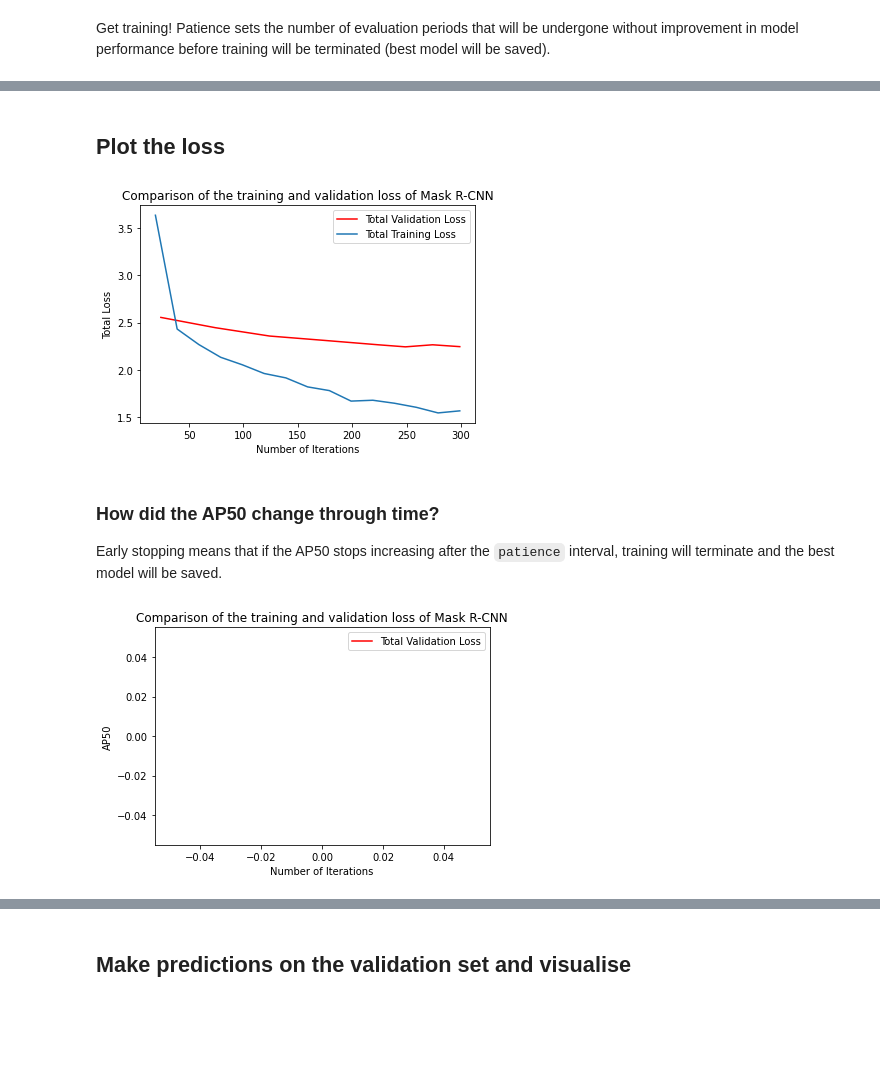
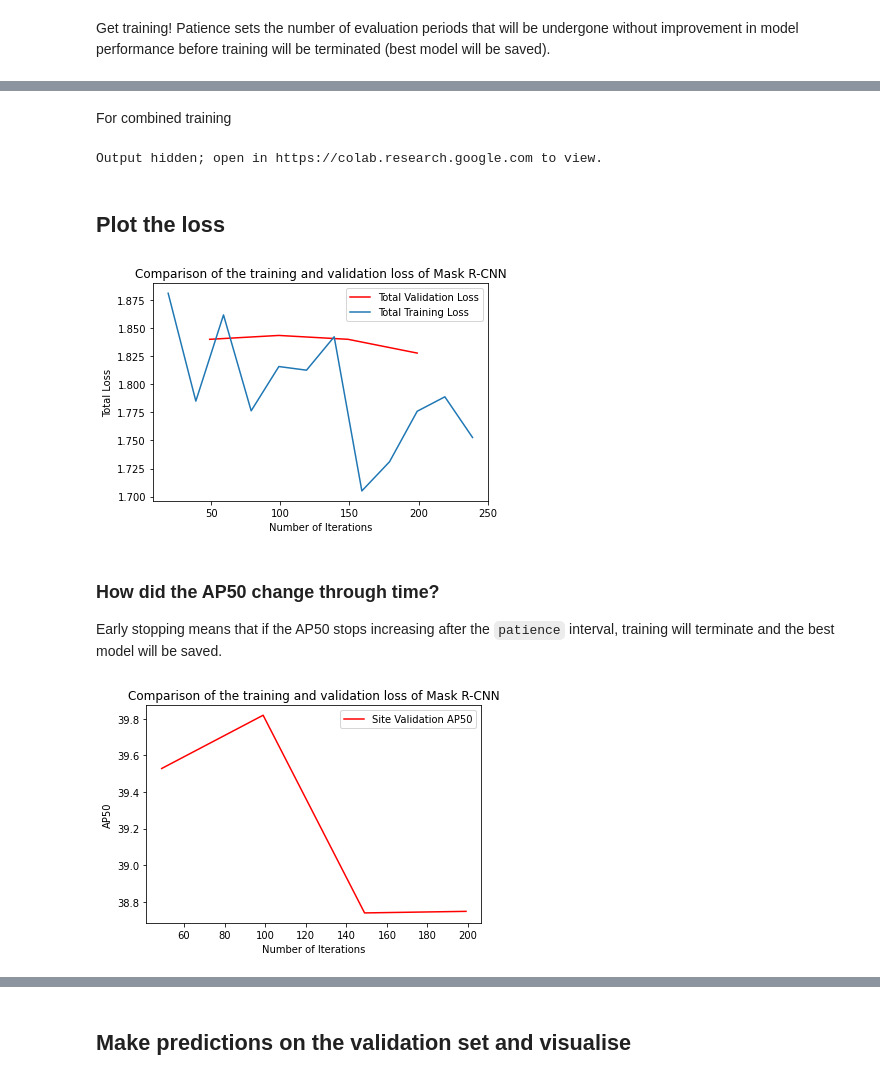
Before and after one commit to PatBall1/detectree2, a Jupyter notebook: notebooks/colab/trainingJB.ipynb, the cells around one changed output, grey strips where cells are left out. Cells and saved outputs as stored; diff of their text form; code cells hidden in the pictures; blank space fills up the shorter version.

```diff
--- a/notebooks/colab/trainingJB.ipynb
+++ b/notebooks/colab/trainingJB.ipynb
@@ -262,31 +296,51 @@ WARNING [08/19 02:33:35 d2.evaluation.coco_evaluation]: COCO Evaluator instantia
+# %% [markdown]
+For combined training
+# %%
+names = ["Paracou2016", "Danum", "SepilokE", "SepilokW", "Paracou2019", "ParacouUAV", "BCI_50ha"]
+
+trained_model = "/content/drive/Shareddrives/detectree2/models/230103_resize_full/model_4.pth"
+
+trains = (names[0] + "_train", names[1] + "_train",names[2] + "_train", names[3] + "_train", names[4] + "_train", names[5] + "_train", names[6] + "_train",)
+tests = (names[0] + "_val", names[1] + "_val", names[2] + "_val", names[3] + "_val",names[4] + "_val", names[5] + "_val", names[6] + "_val",)
+out_dir = "/content/drive/Shareddrives/detectree2/models/" + today + "_resize_full"
+cfg = setup_cfg(base_model, trains, tests, workers = 4, eval_period=50,
+                update_model = trained_model,
+                max_iter=7000, out_dir=out_dir, resize = "random") # update_model arg can be used to load in trained  model
+#cfg.INPUT.MIN_SIZE_TRAIN = 1000
+trainer = MyTrainer(cfg, patience = 3)
+
+trainer.resume_or_load(resume=False)
+trainer.train()
+# %% [output]
+Output hidden; open in https://colab.research.google.com to view.
 # %% [markdown]
 ## Plot the loss
 # %%
 ### Plot training and validation loss on the same plot to check how the training has gone
 
 import json
 import matplotlib.pyplot as plt
 from detectree2.models.train import load_json_arr
 
-out_dir = "/content/drive/Shareddrives/detectree2/220818_" + names[0]
+out_dir = "/content/drive/Shareddrives/detectree2/models/230103_resize_full"
 experiment_folder = out_dir
 
 experiment_metrics = load_json_arr(experiment_folder + '/metrics.json')
 
 plt.plot(
     [x['iteration'] for x in experiment_metrics if 'validation_loss' in x],
     [x['validation_loss'] for x in experiment_metrics if 'validation_loss' in x], label='Total Validation Loss', color='red')
 plt.plot(
     [x['iteration'] for x in experiment_metrics if 'total_loss' in x],
     [x['total_loss'] for x in experiment_metrics if 'total_loss' in x], label='Total Training Loss')
 
 plt.legend(loc='upper right')
 plt.title('Comparison of the training and validation loss of Mask R-CNN')
 plt.ylabel('Total Loss')
 plt.xlabel('Number of Iterations')
 plt.show()
 # %% [output]
-[figure, old version]
+[figure, new version]
 # %% [markdown]
 ### How did the AP50 change through time?
 
@@ -299,12 +353,14 @@ import matplotlib.pyplot as plt
 from detectree2.models.train import load_json_arr
 
 experiment_folder = out_dir
-name = names[0]
+
+names = ["Paracou2016", "Danum", "SepilokE", "SepilokW", "Paracou2019", "ParacouUAV", "BCI_50ha"]
+name = names[6]
 experiment_metrics = load_json_arr(experiment_folder + '/metrics.json')
 
 plt.plot(
     [x['iteration'] for x in experiment_metrics if name + '_val/segm/AP50' in x],
-    [x[name + '_val/segm/AP50'] for x in experiment_metrics if name + '_val/segm/AP50' in x], label='Total Validation Loss', color='red')
+    [x[name + '_val/segm/AP50'] for x in experiment_metrics if name + '_val/segm/AP50' in x], label='Site Validation AP50', color='red')
 
 plt.legend(loc='upper right')
 plt.title('Comparison of the training and validation loss of Mask R-CNN')
@@ -312,7 +368,7 @@ plt.ylabel('AP50')
 plt.xlabel('Number of Iterations')
 plt.show()
 # %% [output]
-[figure, old version]
+[figure, new version]
 # %%
 ### Plot ap50
 
```
Also changed, not shown: parts of 17 cells of this notebook, 4 other files.
